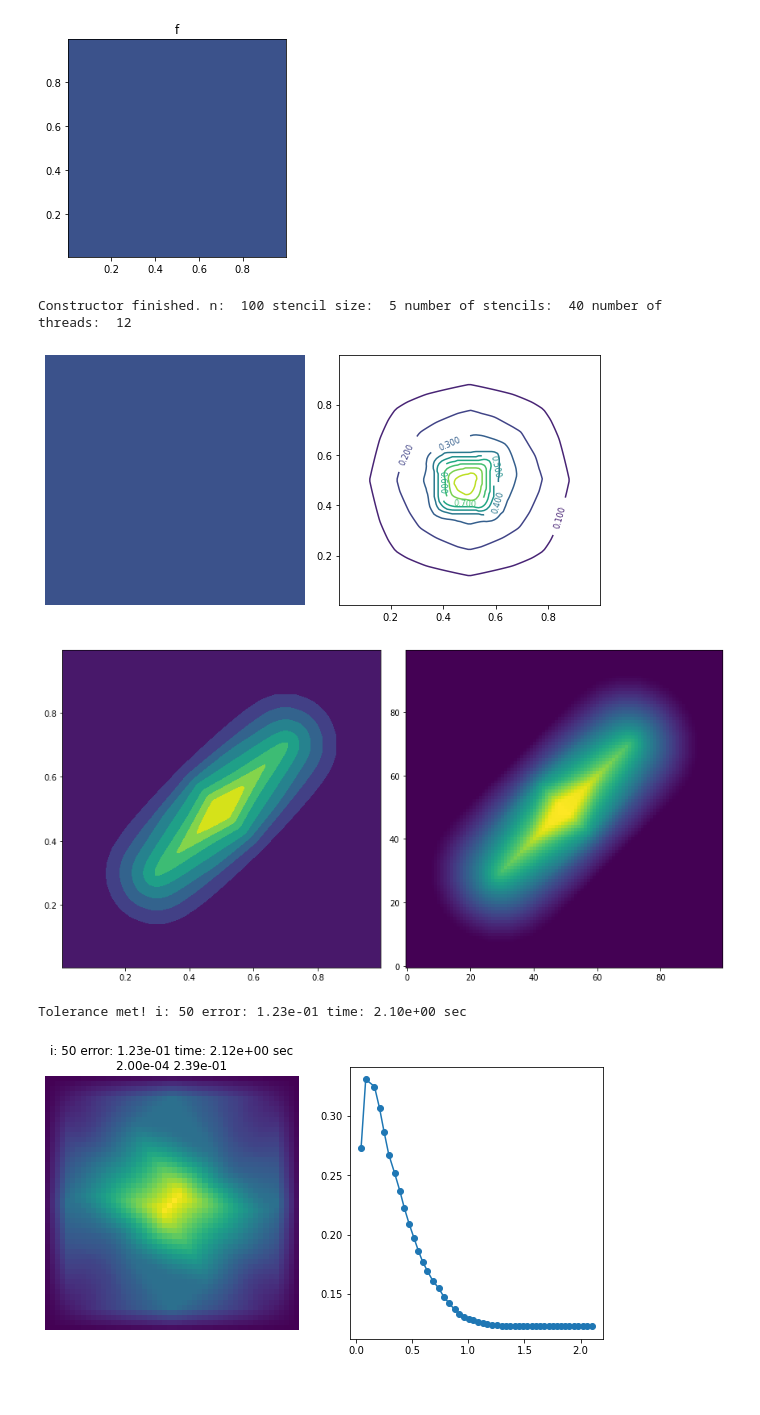
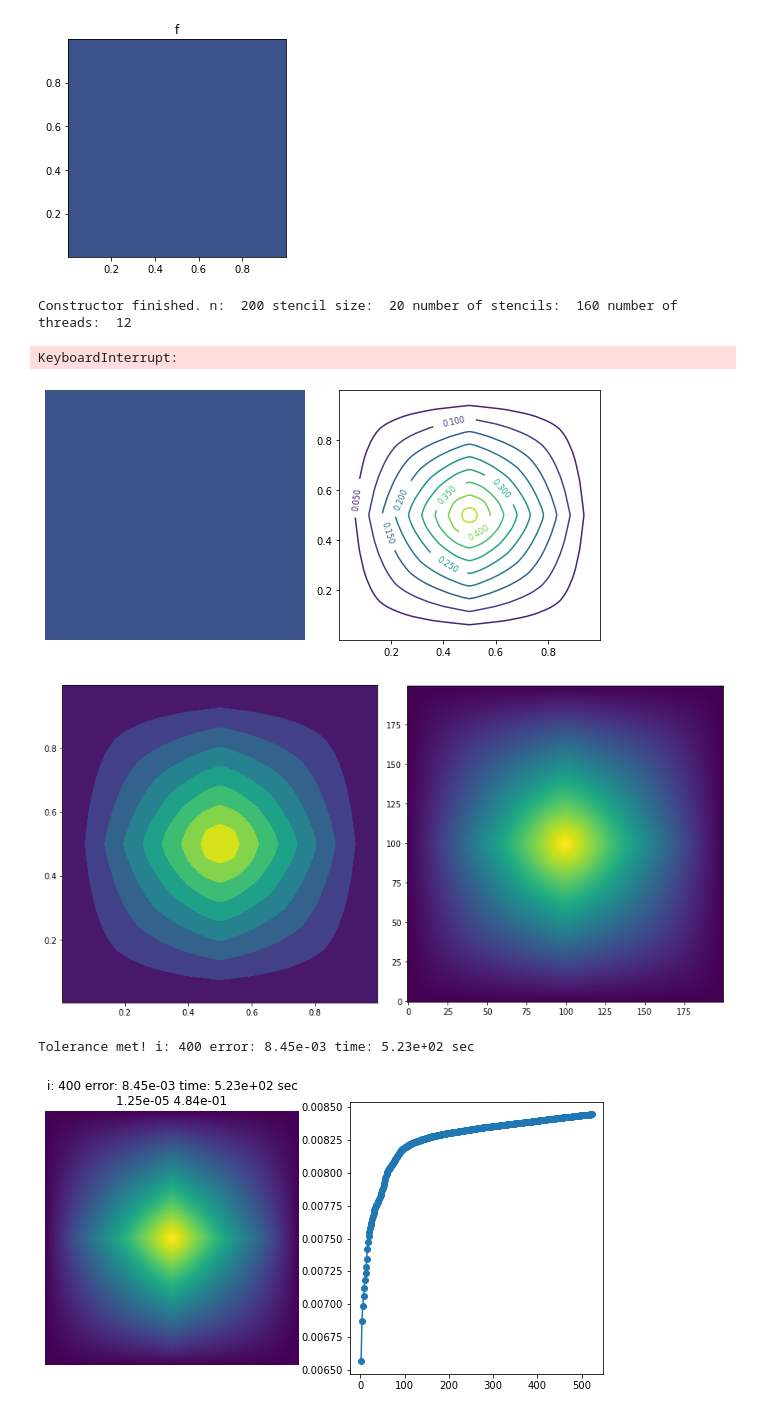
Before and after one commit to wonjunee/monotone-scheme, a Jupyter notebook: tukey_PDE_2D.ipynb, the cells around one changed output. Saved outputs shown, nothing was run; the diff lists cells and outputs as text; code cells hidden in the pictures.

```diff
--- a/tukey_PDE_2D.ipynb
+++ b/tukey_PDE_2D.ipynb
@@ -31,7 +28,7 @@ if not os.path.exists(save_data_path):
     os.makedirs(save_data_path)
 # %%
 # create an empty f
-n = 100
+n = 200
 f = np.zeros((n,n))
 u = np.zeros((n,n))
 for i in range(n):
@@ -72,11 +69,11 @@ plt.show()
 [figure]
 # %%
 # optimization parameters
-max_iter = 500
+max_iter = 1000
 tolerance= 1e-3
 
 # initialize the HJ solver
-stencil_size = 5
+stencil_size = 20
 solver  = Tukey2DSolver(f, stencil_size)
 
 # Running the iterations
@@ -125,7 +122,8 @@ ax.plot(time_array, error_array,'o-')
 plt.savefig(f"{save_fig_path}/fig-{i//10}.png")
 plt.show()
 # %% [output]
-Constructor finished. n:  100 stencil size:  5 number of stencils:  40 number of threads:  12
+Constructor finished. n:  200 stencil size:  20 number of stencils:  160 number of threads:  12
+KeyboardInterrupt:
 # %%
 u1 = np.zeros((n,n))
 u1[:] = u[:]
@@ -142,7 +140,7 @@ plt.tight_layout()
 plt.savefig(f"{save_fig_path}/tukey-2balls.eps")
 plt.show()
 # %% [output]
-[figure, old version]
+[figure, new version]
 # %%
 u1 = np.zeros((n,n))
 u1[:] = u[:]
@@ -156,7 +154,7 @@ plt.tight_layout()
 plt.savefig(f"{save_fig_path}/2d-plot.png")
 plt.show()
 # %% [output]
-[figure, old version]
+[figure, new version]
 # %%
 # create an empty f
 u = np.zeros((n,n))
@@ -167,36 +165,39 @@ u[:] = usol[:]
 # returning contiguous arrays in memory
 u = np.ascontiguousarray(u, dtype=np.float64)  # solution
 
 # Running the iterations
 start_time = time.time()
 error_array = []
 time_array = []
 
 error = 1.0
 for i in tqdm.tqdm(range(1,max_iter+1)):
-    error = solver.perform_one_iteration_with_bdry(u,0.1)
+    error = solver.perform_one_iteration_with_bdry(u,0.2)
     error_array.append(error)
     time_array.append(time.time() - start_time)
+    if i % 100 == 0:
+        np.save(f"{save_data_path}/data2-{i//100}.npy",u)
     # if error is less than tolerance stop the iteration
     if error < tolerance or i == max_iter:
         print(f"Tolerance met! i: {i} error: {error:0.2e} time: {time.time() - start_time:0.2e} sec")
         break
+
 
 fig = plt.figure(figsize=(10,5))
 ax = fig.add_subplot(121)
 # ax.contourf(X,Y,u)
 ax.imshow(u, origin='lower')
 ax.axis('off')
 ax.set_aspect('equal')
 title_str = f"i: {i} error: {error:0.2e} time: {time.time() - start_time:0.2e} sec\n{np.min(u):0.2e} {np.max(u):0.2e}"
 plt.title(title_str)
 ax = fig.add_subplot(122)
 ax.plot(time_array, error_array,'o-')
 plt.savefig(f"{save_fig_path}/fig-{i//10}.png")
 plt.show()
 # %% [output]
-Tolerance met! i: 50 error: 1.23e-01 time: 2.10e+00 sec
+Tolerance met! i: 400 error: 8.45e-03 time: 5.23e+02 sec
-[figure, old version]
+[figure, new version]
 # %%
 # plotting the result
 fig = plt.figure(figsize=(12,4))
```
Also changed, not shown: parts of 2 cells of this notebook.
